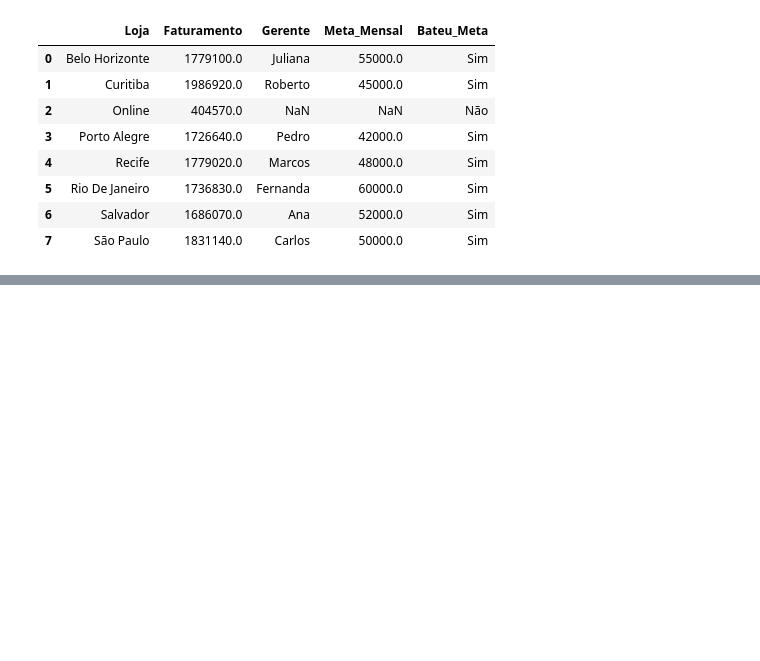
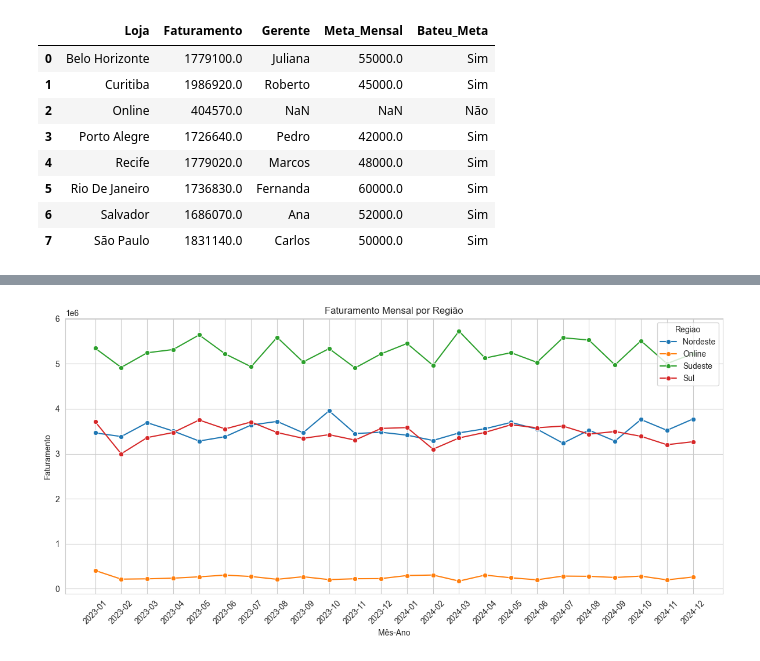
Before and after one commit to karolconkah/projeto-analise-dados, a Jupyter notebook: analise_vendas_gerentes.ipynb, the cells around one changed output, grey strips where cells are left out. Drawn from its saved outputs; the diff is of its cells as text; code cells hidden in the pictures; blank space fills up the shorter version.

```diff
--- a/analise_vendas_gerentes.ipynb
+++ b/analise_vendas_gerentes.ipynb
@@ -407,0 +494,22 @@ Matplotlib is building the font cache; this may take a moment.
+# %%
+sns.set_style("whitegrid")
+
+# Criar coluna Mes-Ano
+analisevendas['Mes_Ano'] = analisevendas['Data'].dt.to_period('M').astype(str)
+
+# Agregar por mês e região
+df_regiao_mes = (
+    analisevendas.groupby(['Mes_Ano', 'Regiao'], as_index=False)['Faturamento']
+    .sum()
+)
+
+plt.figure(figsize=(12,6))
+sns.lineplot(data=df_regiao_mes, x='Mes_Ano', y='Faturamento', hue='Regiao', marker='o')
+plt.title('Faturamento Mensal por Região')
+plt.xlabel('Mês-Ano')
+plt.ylabel('Faturamento')
+plt.xticks(rotation=45)
+plt.tight_layout()
+plt.show()
+# %% [output]
+[figure, added]
```
Also changed, not shown: parts of 11 cells of this notebook, 1 other file.
